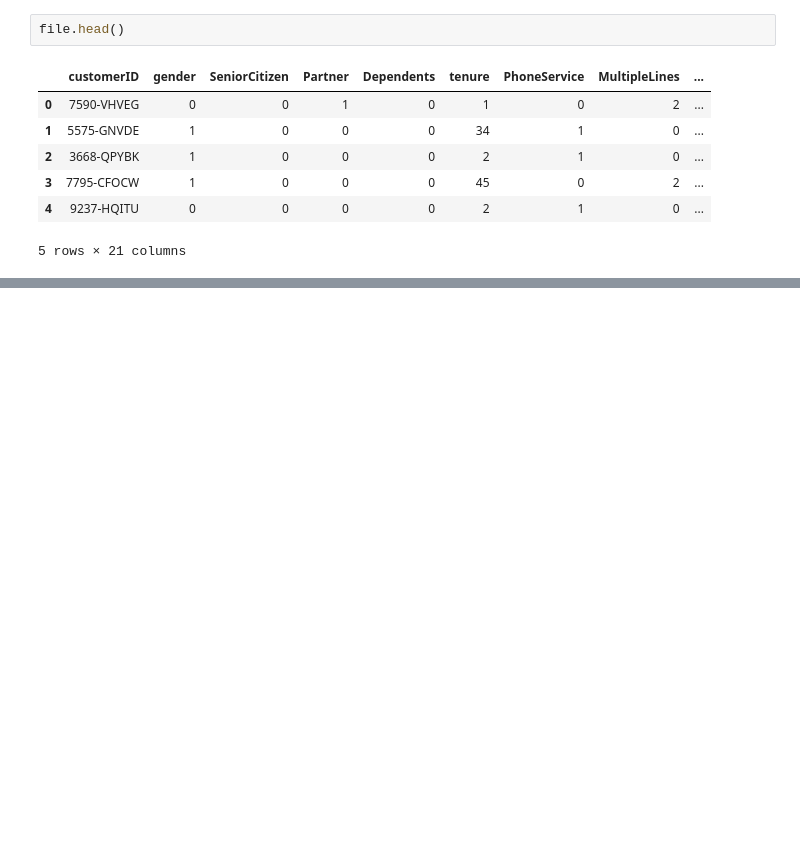
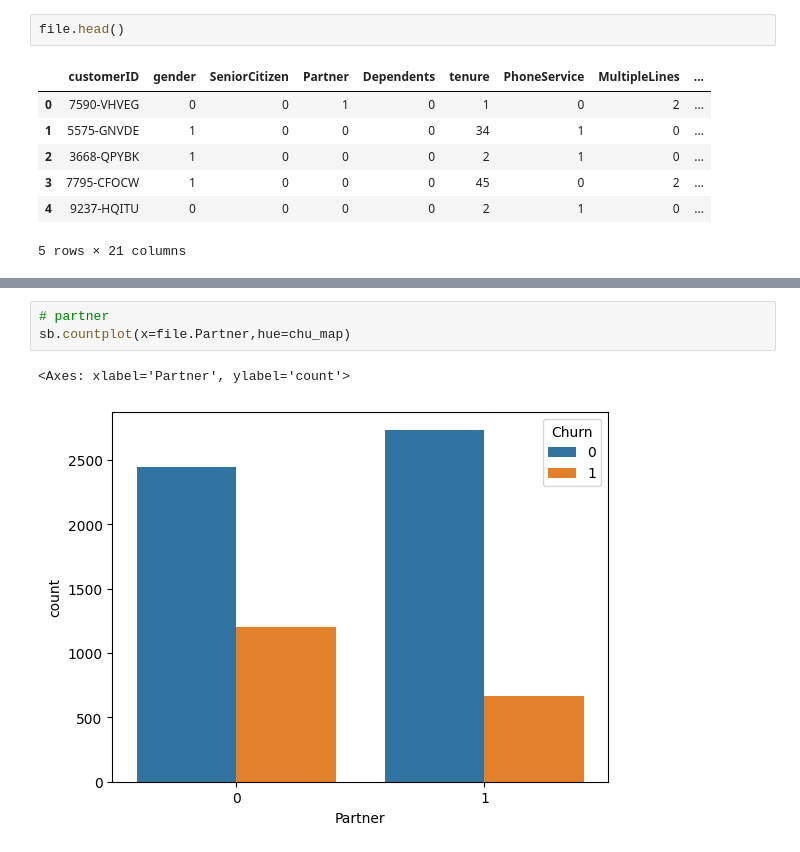
Before and after one commit to YashChindhe/CustomerChurn, a Jupyter notebook: project_with_Visuals - manual.ipynb, the cells around one changed output, grey strips where cells are left out. Cells and saved outputs as stored; diff of their text form; blank space fills up the shorter version.

```diff
--- a/project_with_Visuals - manual.ipynb
+++ b/project_with_Visuals - manual.ipynb
@@ -264,0 +327,6 @@ sb.countplot(x=file.SeniorCitizen,hue=chu_map)
+# %%
+# partner
+sb.countplot(x=file.Partner,hue=chu_map)
+# %% [output]
+<Axes: xlabel='Partner', ylabel='count'>
+[figure, added]
```
Also changed, not shown: parts of 38 cells of this notebook.
